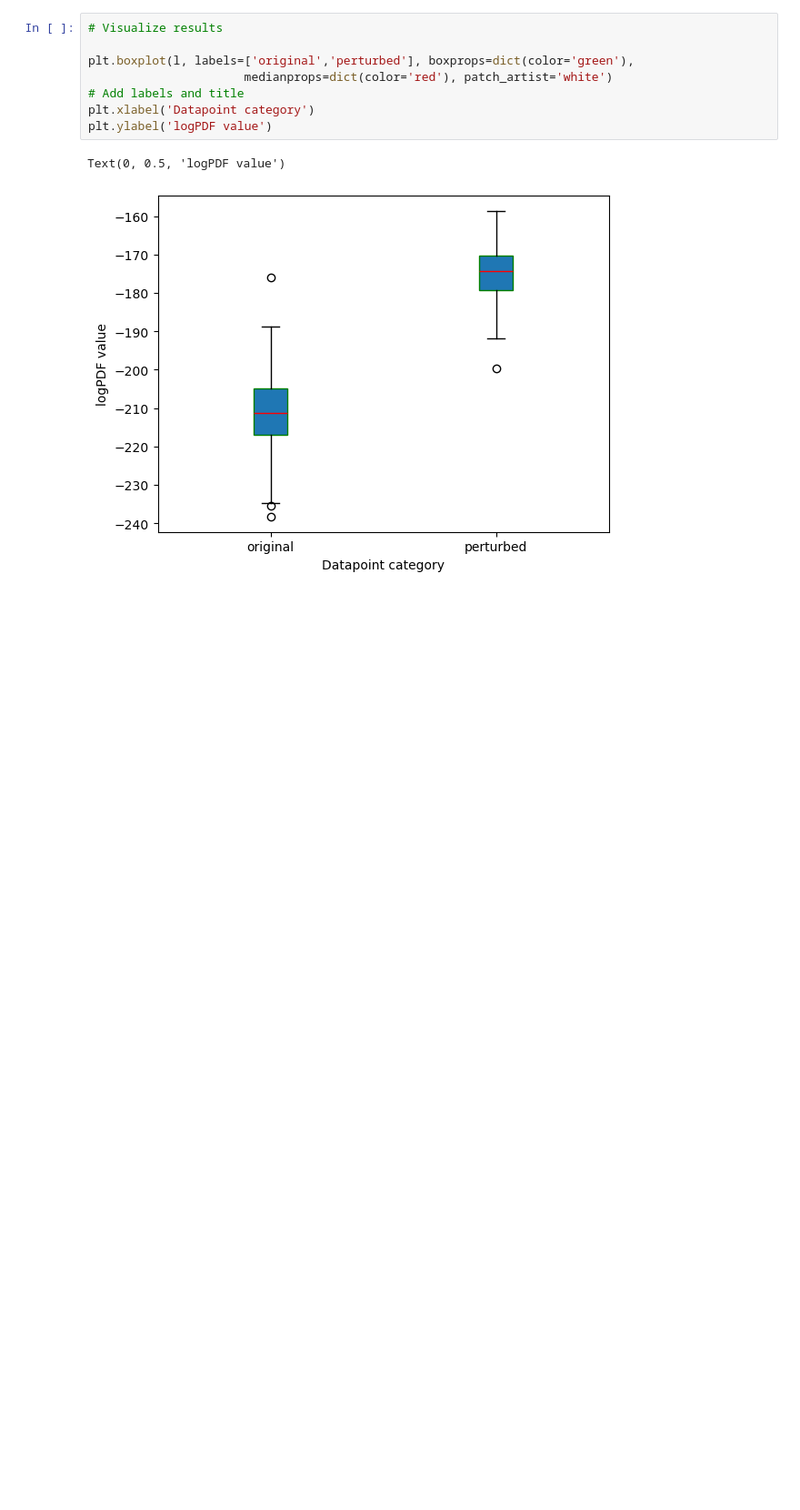
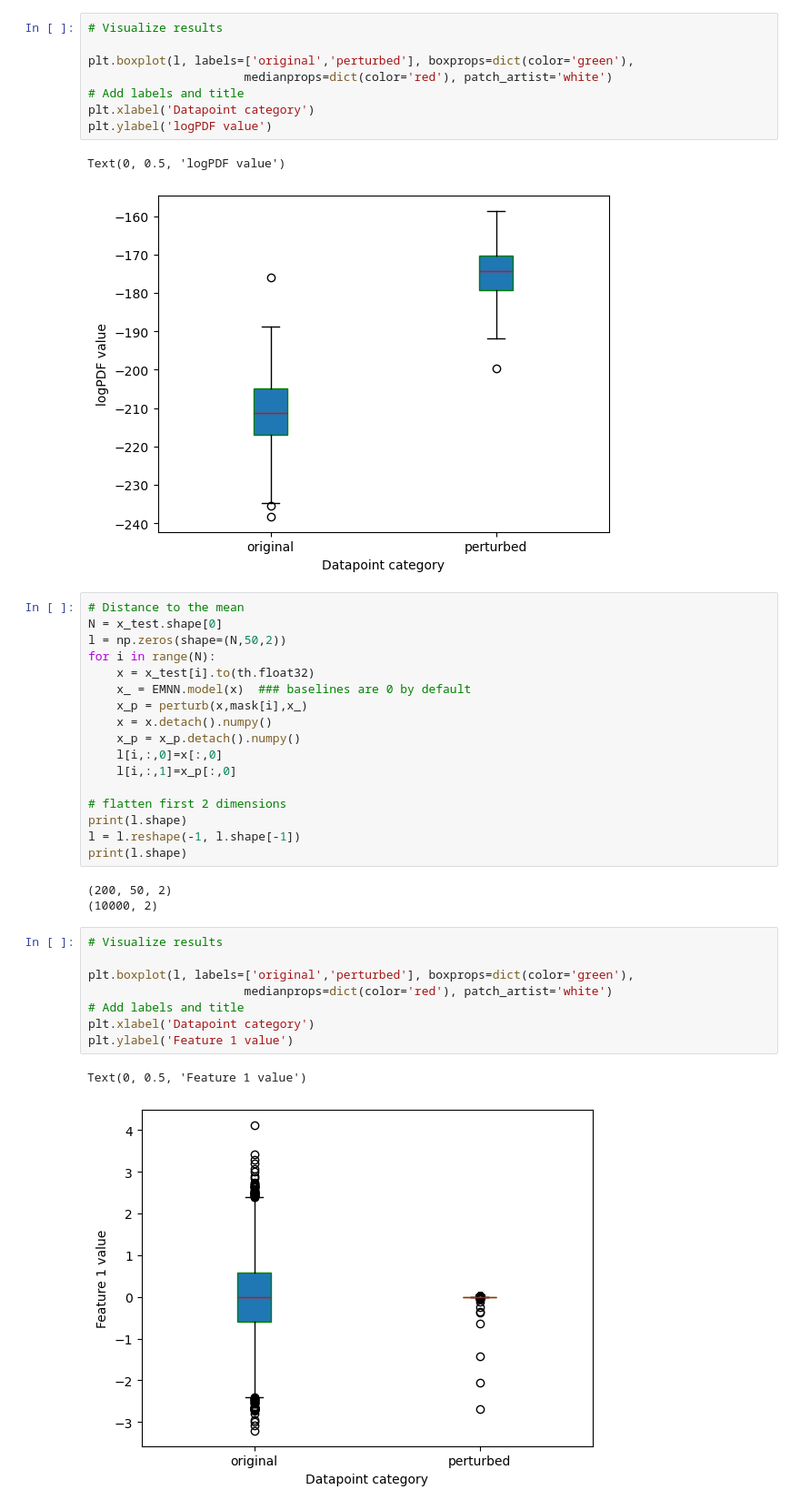
Before and after one commit to anonymous8293/factai, a Jupyter notebook: Extension_3_notebook.ipynb, the cells around one changed output. Shown at 91% size. Saved outputs shown, nothing was run; the diff lists cells and outputs as text; blank space fills up the shorter version.

Commit message:
Added new plots to Extension_3_notebook

```diff
--- a/Extension_3_notebook.ipynb
+++ b/Extension_3_notebook.ipynb
@@ -208,3 +201,34 @@ plt.ylabel('logPDF value')
 # %% [output]
 Text(0, 0.5, 'logPDF value')
 [figure]
+# %%
+# Distance to the mean
+N = x_test.shape[0]
+l = np.zeros(shape=(N,50,2))
+for i in range(N):
+    x = x_test[i].to(th.float32)
+    x_ = EMNN.model(x)  ### baselines are 0 by default
+    x_p = perturb(x,mask[i],x_)
+    x = x.detach().numpy()
+    x_p = x_p.detach().numpy()
+    l[i,:,0]=x[:,0]
+    l[i,:,1]=x_p[:,0]
+
+# flatten first 2 dimensions
+print(l.shape)
+l = l.reshape(-1, l.shape[-1])
+print(l.shape)
+# %% [output]
+(200, 50, 2)
+(10000, 2)
+# %%
+# Visualize results
+
+plt.boxplot(l, labels=['original','perturbed'], boxprops=dict(color='green'),
+                      medianprops=dict(color='red'), patch_artist='white')
+# Add labels and title
+plt.xlabel('Datapoint category')
+plt.ylabel('Feature 1 value')
+# %% [output]
+Text(0, 0.5, 'Feature 1 value')
+[figure, added]
```
Also changed, not shown: parts of 9 cells of this notebook, 4 other files.
